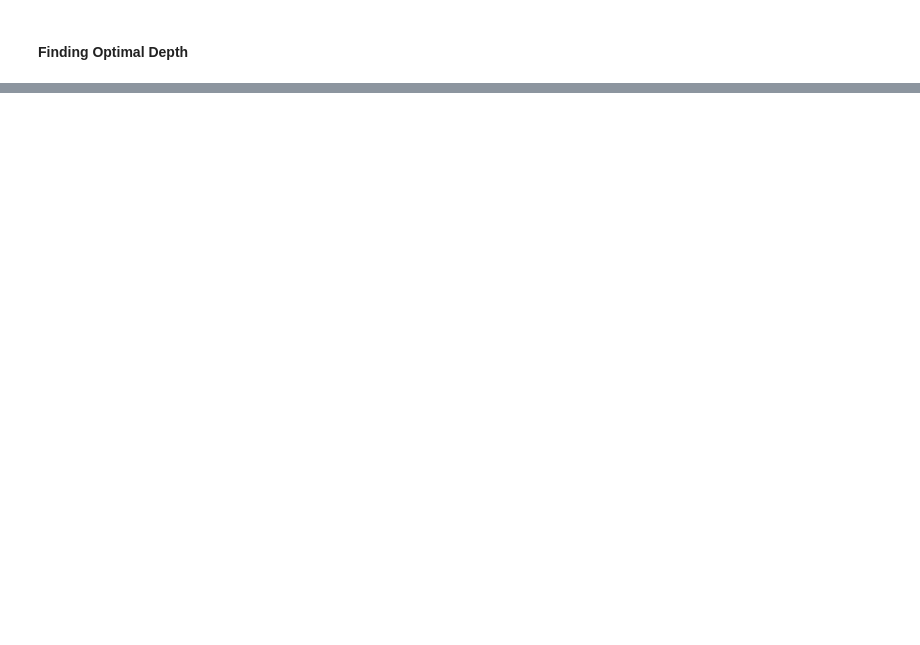
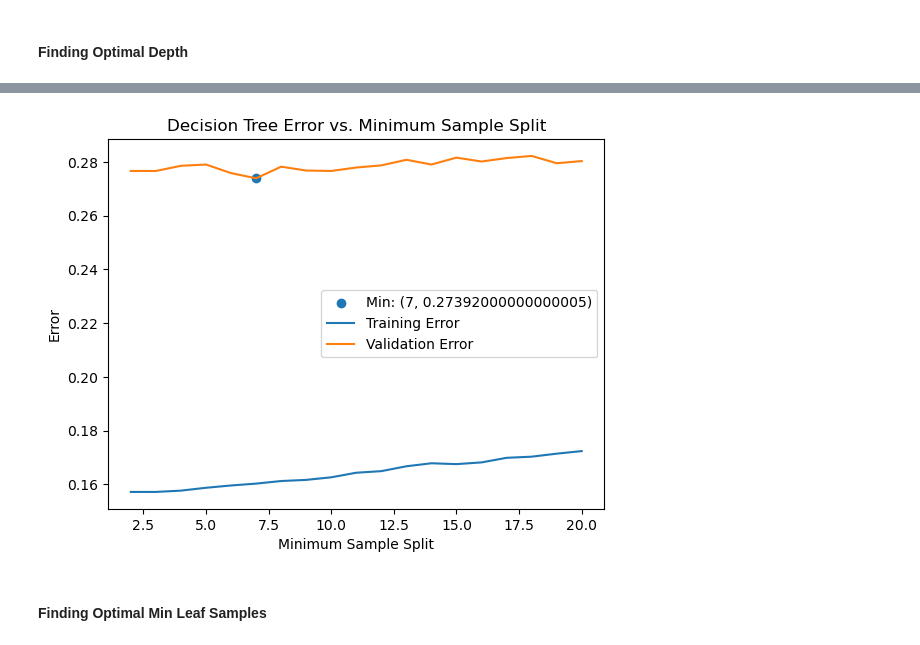
Before and after one commit to codyh587/compsci-178, a Jupyter notebook: decision_tree.ipynb, the cells around one changed output, grey strips where cells are left out. Drawn from its saved outputs; the diff is of its cells as text; code cells hidden in the pictures; blank space fills up the shorter version.

```diff
--- a/decision_tree.ipynb
+++ b/decision_tree.ipynb
@@ -94,0 +141,37 @@ plt.show()
+# %%
+minsplits = [i for i in range(2, 21)]
+minsplit_train_errors = []
+minsplit_valid_errors = []
+
+def calculate_errors():
+    for minsplit in minsplits:
+        clf = DecisionTreeClassifier(max_depth=16, min_samples_split=minsplit, random_state=seed)
+        clf.fit(train_X, train_y)
+
+        train_pred = clf.predict(train_X)
+        valid_pred = clf.predict(valid_X)
+
+        minsplit_train_errors.append(1 - accuracy_score(train_y, train_pred))
+        minsplit_valid_errors.append(1 - accuracy_score(valid_y, valid_pred))
+
+calculate_errors()
+# %%
+def plot_errors():
+    min_index = np.argmin(minsplit_valid_errors)
+    min_split = minsplits[min_index]
+    min_error = minsplit_valid_errors[min_index]
+
+    plt.scatter(min_split, min_error, label=f"Min: ({min_split}, {min_error})")
+    plt.plot(minsplits, minsplit_train_errors, label="Training Error")
+    plt.plot(minsplits, minsplit_valid_errors, label="Validation Error")
+    plt.title("Decision Tree Error vs. Minimum Sample Split")
+    plt.xlabel("Minimum Sample Split")
+    plt.ylabel("Error")
+    plt.legend()
+    plt.show()
+
+plot_errors()
+# %% [output]
+[figure, added]
+# %% [markdown]
+#### Finding Optimal Min Leaf Samples
```
Also changed, not shown: parts of 13 cells of this notebook.
